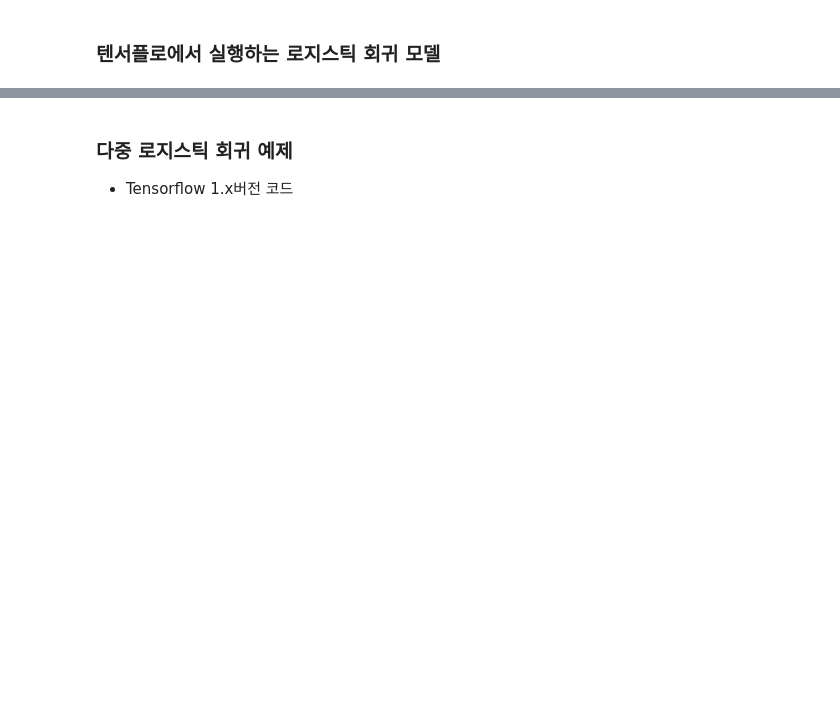
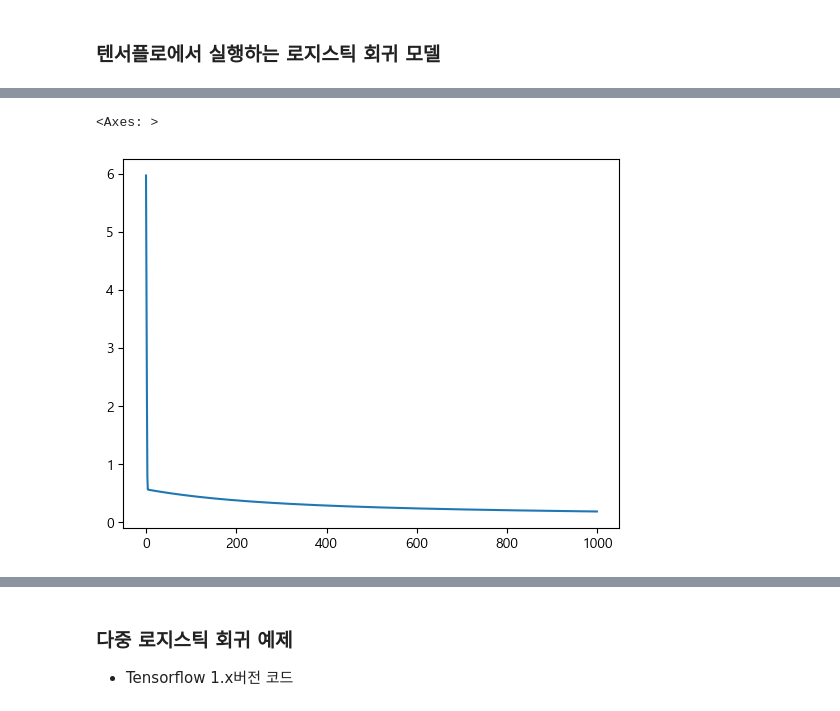
Before and after one commit to kod0751/bigdata-base, a Jupyter notebook: Deeplearning/deeplearningEx/[딥러닝] 06 로지스틱 회귀 (공부시간 예제).ipynb, the cells around one changed output, grey strips where cells are left out. Drawn from its saved outputs; the diff is of its cells as text; code cells hidden in the pictures; blank space fills up the shorter version.

```diff
--- a/Deeplearning/deeplearningEx/[딥러닝] 06 로지스틱 회귀 (공부시간 예제).ipynb
+++ b/Deeplearning/deeplearningEx/[딥러닝] 06 로지스틱 회귀 (공부시간 예제).ipynb
@@ -257,0 +508,5 @@ array([0.14394708, 0.56322159, 0.90816067])
+# %%
+df_history['loss'].plot()
+# %% [output]
+<Axes: >
+[figure, added]
```
Also changed, not shown: parts of 21 cells of this notebook, 1 other file.
